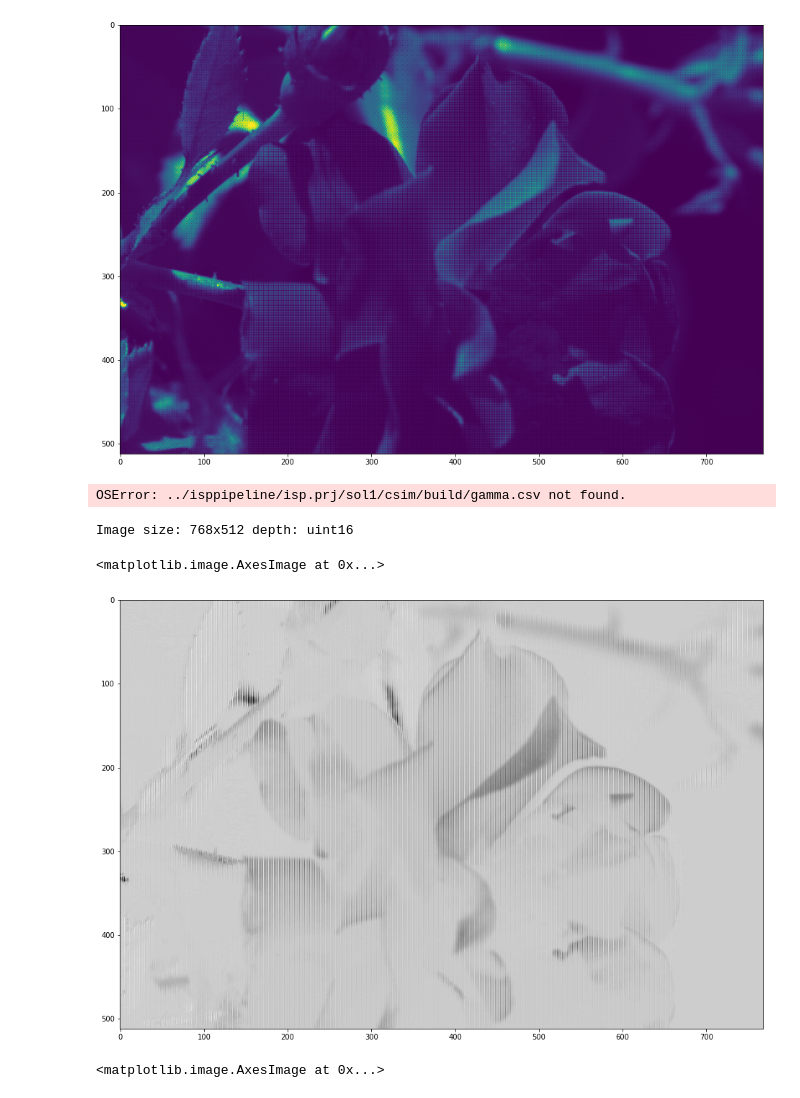
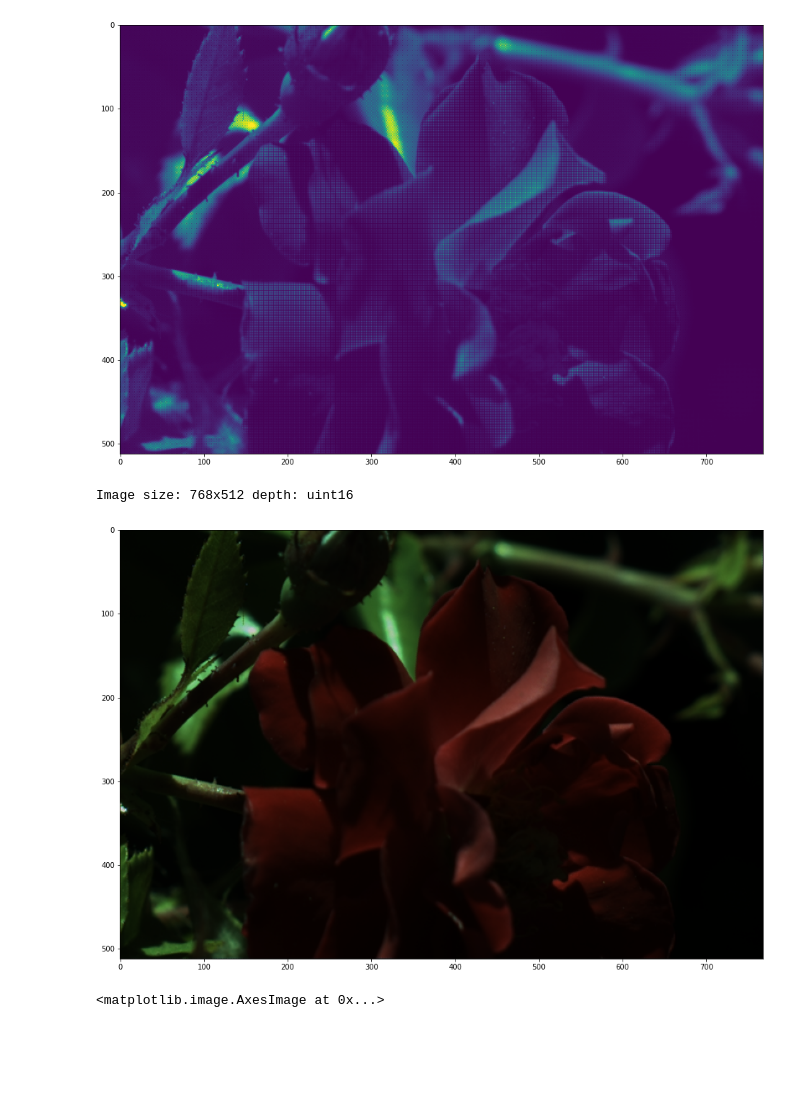
Before and after one commit to nlbutts/vitis_isp, a Jupyter notebook: notebook/hls_image_view.ipynb, the cells around one changed output. Cells and saved outputs as stored; diff of their text form; code cells hidden in the pictures; blank space fills up the shorter version.

```diff
--- a/notebook/hls_image_view.ipynb
+++ b/notebook/hls_image_view.ipynb
@@ -5,7 +5,7 @@ import matplotlib.pyplot as plt
 plt.rcParams['figure.figsize'] = [16, 12]
 # %%
 def show(img):
-    flip = cv2.cvtColor(img, cv2.COLOR_BGR2RGB)
+    flip = cv.cvtColor(img, cv.COLOR_BGR2RGB)
     flip = flip.astype('float32')
     flip /= np.max(flip)
     plt.imshow(flip)
@@ -15,21 +15,14 @@ plt.imshow(img)
 # %% [output]
 <matplotlib.image.AxesImage at 0x...>
 [figure]
-# %%
-# What is the gamma curve doing
-gamma = np.genfromtxt('../isppipeline/isp.prj/sol1/csim/build/gamma.csv', delimiter=',')
-gamma = gamma[0:-1]
-plt.plot(gamma)
-# %% [output]
-OSError: ../isppipeline/isp.prj/sol1/csim/build/gamma.csv not found.
 # %%
 img = cv.imread('../accel/dev/hls_out.png', -1)
 print(f'Image size: {img.shape[1]}x{img.shape[0]} depth: {img.dtype}')
-plt.imshow(img, cmap='gray')
+#plt.imshow(img, cmap='gray')
+show(img)
 # %% [output]
 Image size: 768x512 depth: uint16
-<matplotlib.image.AxesImage at 0x...>
-[figure, old version]
+[figure, new version]
 # %%
 y = (img) & 0xFF
 plt.imshow(y, cmap='gray')
```
Also changed, not shown: parts of 3 cells of this notebook, 4 other files.
